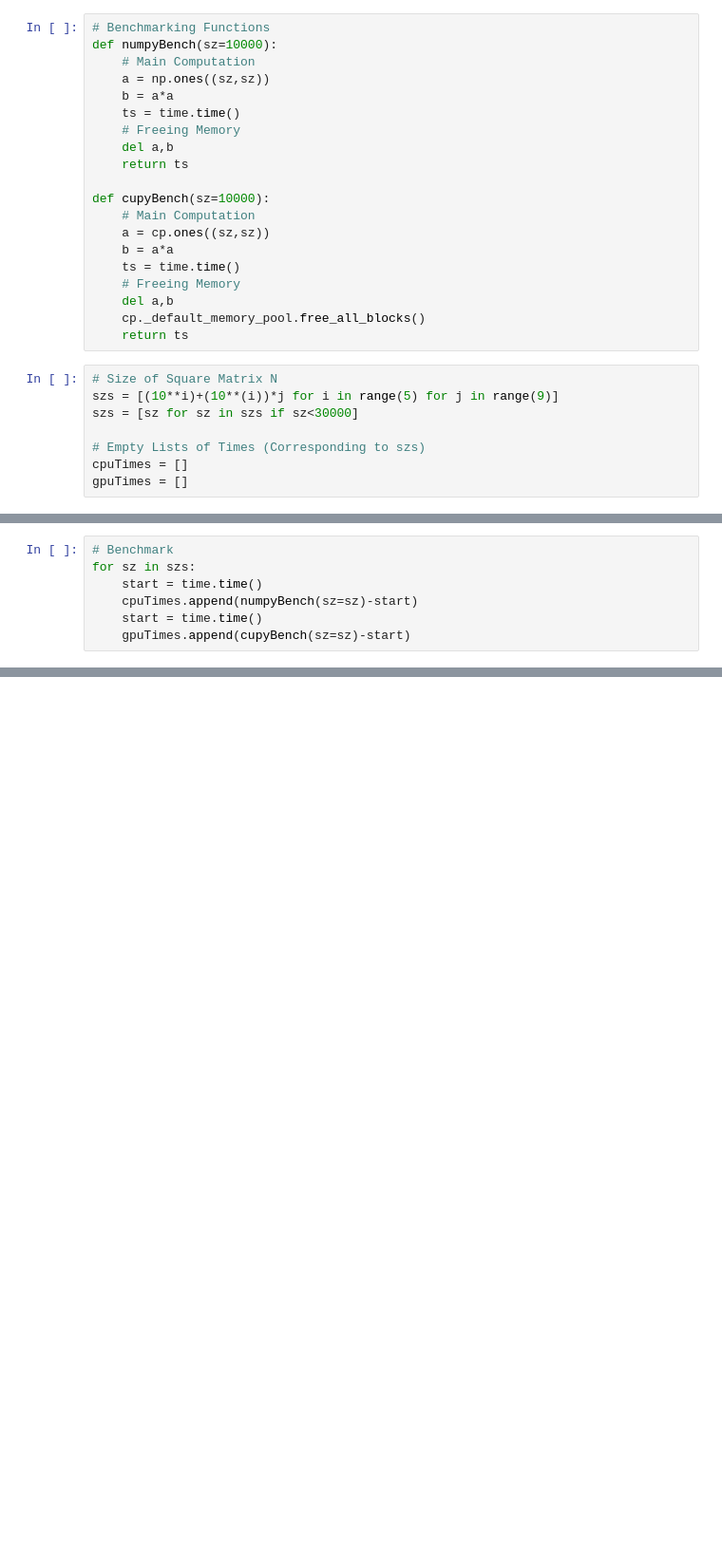
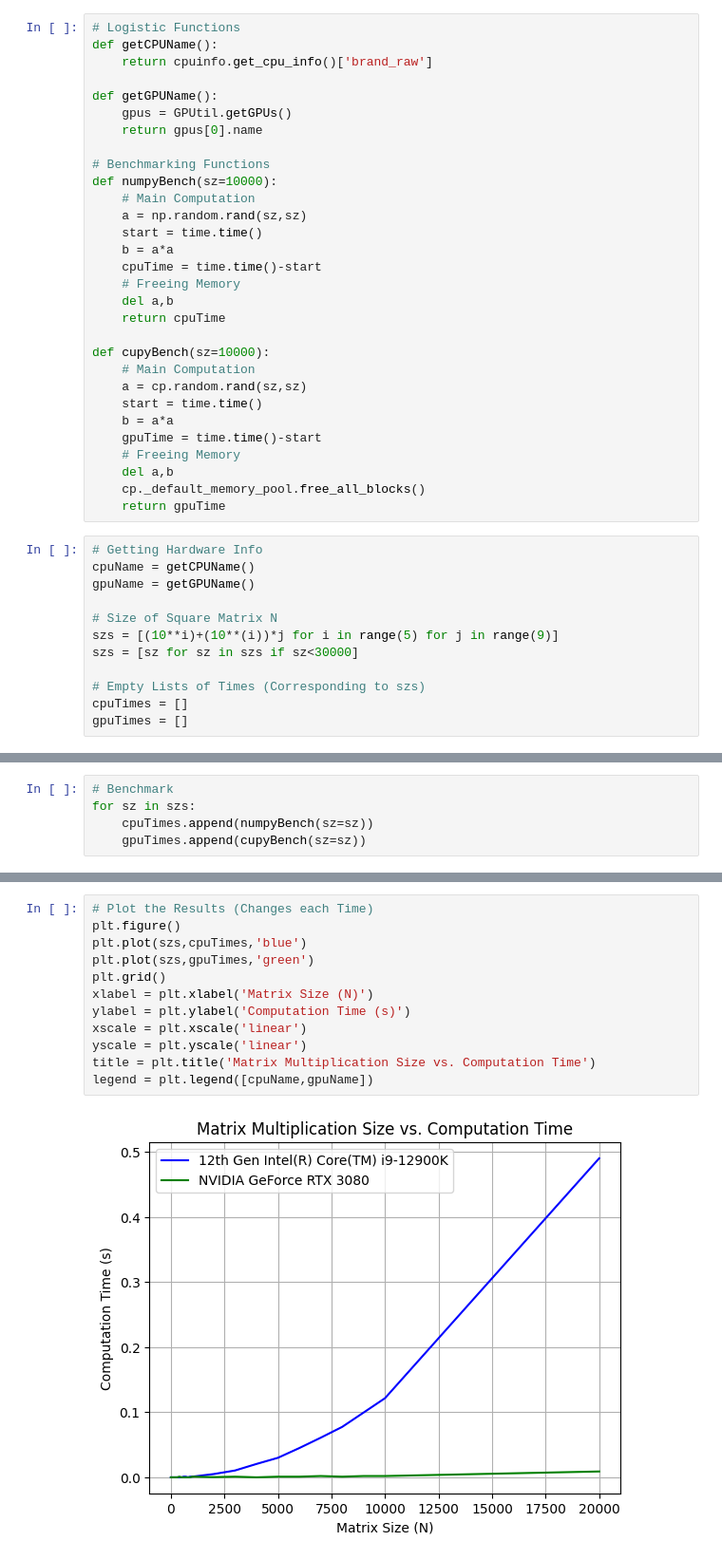
Before and after one commit to dotimothy/AccelerationMethods, a Jupyter notebook: NumpyVsCupy.ipynb, the cells around one changed output, grey strips where cells are left out. Shown at 95% size. Drawn from its saved outputs; the diff is of its cells as text; blank space fills up the shorter version.

```diff
--- a/NumpyVsCupy.ipynb
+++ b/NumpyVsCupy.ipynb
@@ -13,24 +29,38 @@ import time
 # %%
+# Logistic Functions
+def getCPUName():
+    return cpuinfo.get_cpu_info()['brand_raw']
+
+def getGPUName():
+    gpus = GPUtil.getGPUs()
+    return gpus[0].name
+
 # Benchmarking Functions
 def numpyBench(sz=10000):
     # Main Computation
-    a = np.ones((sz,sz))
+    a = np.random.rand(sz,sz)
+    start = time.time()
     b = a*a
-    ts = time.time()
+    cpuTime = time.time()-start
     # Freeing Memory
     del a,b
-    return ts
+    return cpuTime
 
 def cupyBench(sz=10000):
     # Main Computation
-    a = cp.ones((sz,sz))
+    a = cp.random.rand(sz,sz)
+    start = time.time()
     b = a*a
-    ts = time.time()
+    gpuTime = time.time()-start
     # Freeing Memory
     del a,b
     cp._default_memory_pool.free_all_blocks()
-    return ts
+    return gpuTime
 # %%
+# Getting Hardware Info
+cpuName = getCPUName()
+gpuName = getGPUName()
+
 # Size of Square Matrix N
 szs = [(10**i)+(10**(i))*j for i in range(5) for j in range(9)]
 szs = [sz for sz in szs if sz<30000]
@@ -41,7 +73,5 @@ gpuTimes = []
 # %%
 # Benchmark
 for sz in szs:
-    start = time.time()
-    cpuTimes.append(numpyBench(sz=sz)-start)
-    start = time.time()
-    gpuTimes.append(cupyBench(sz=sz)-start)
+    cpuTimes.append(numpyBench(sz=sz))
+    gpuTimes.append(cupyBench(sz=sz))
@@ -61,0 +78,14 @@ legend = plt.legend(['Intel i9-12900K','NVIDIA RTX 3080'])
+# %%
+# Plot the Results (Changes each Time)
+plt.figure()
+plt.plot(szs,cpuTimes,'blue')
+plt.plot(szs,gpuTimes,'green')
+plt.grid()
+xlabel = plt.xlabel('Matrix Size (N)')
+ylabel = plt.ylabel('Computation Time (s)')
+xscale = plt.xscale('linear')
+yscale = plt.yscale('linear')
+title = plt.title('Matrix Multiplication Size vs. Computation Time')
+legend = plt.legend([cpuName,gpuName])
+# %% [output]
+[figure, added]
```
Also changed, not shown: parts of 5 cells of this notebook, 1 other file.
